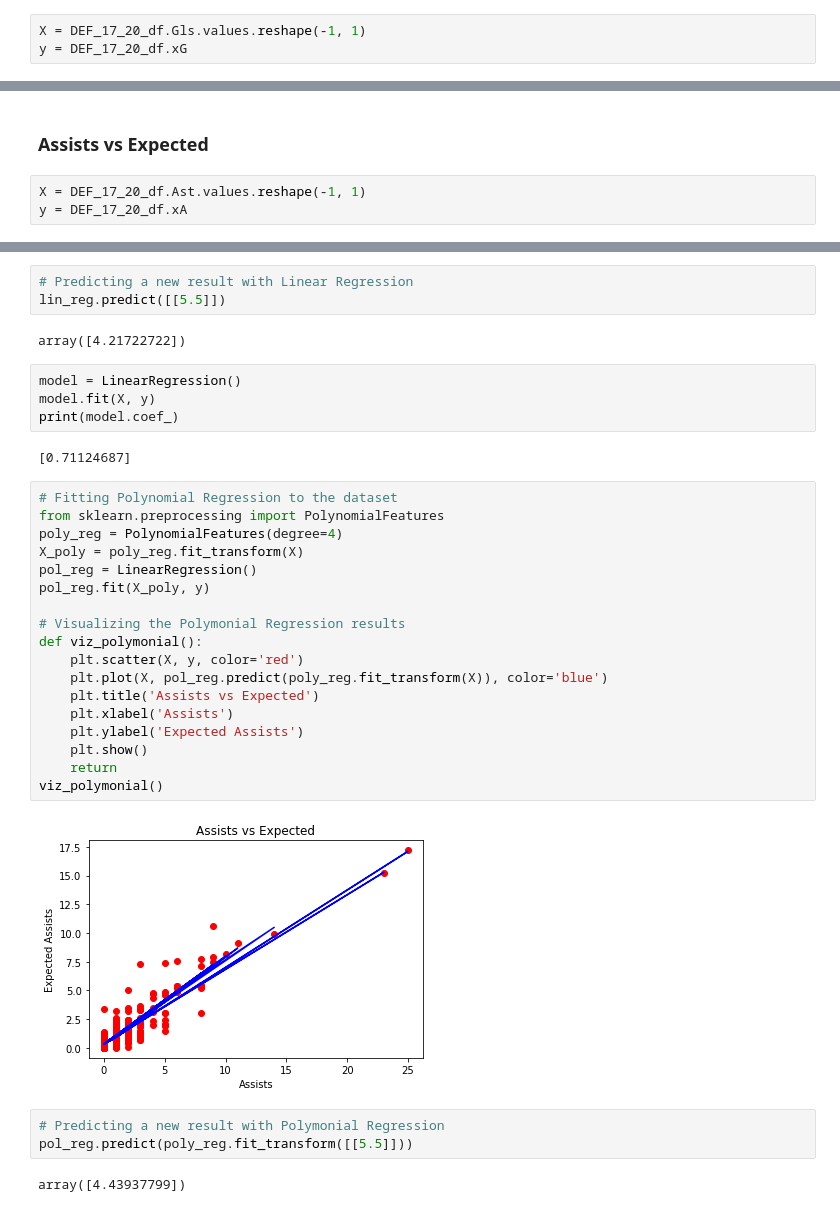
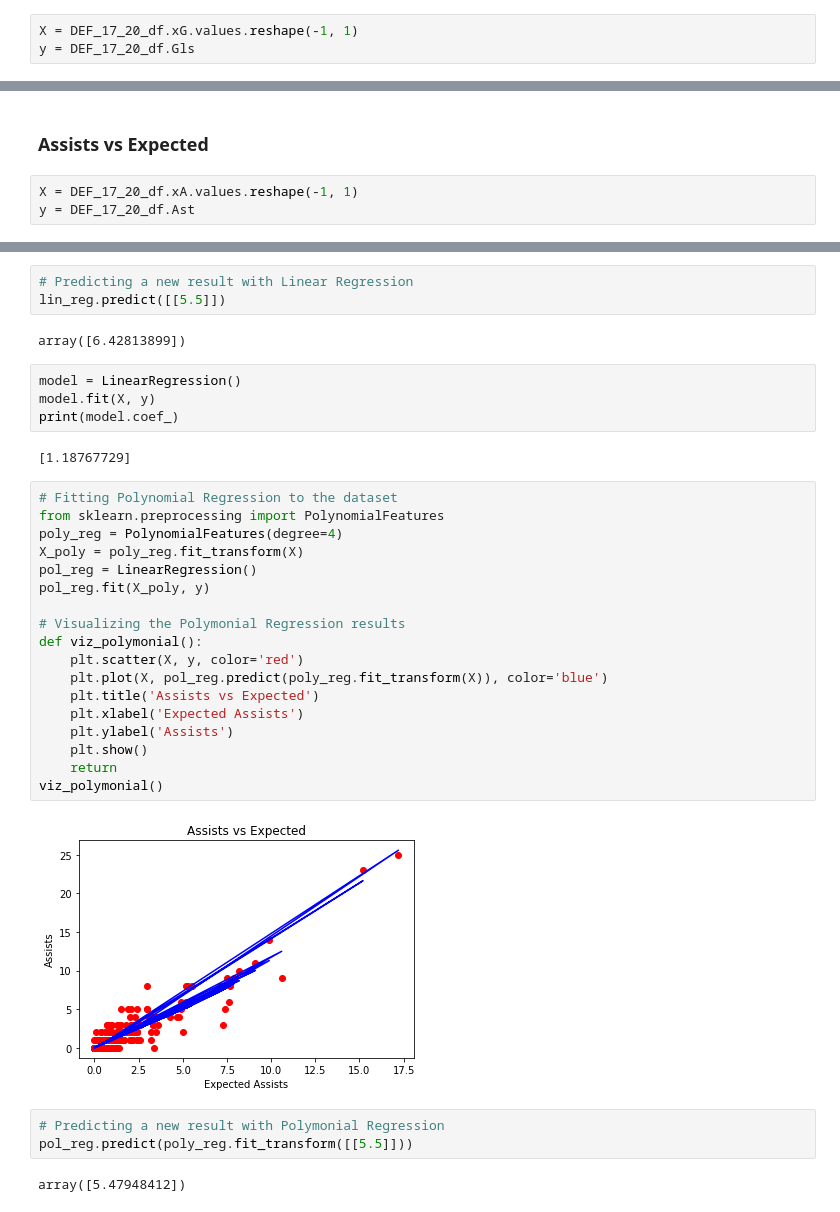
Before and after one commit to jbtrahin/soccer_masters, a Jupyter notebook: Defenders_Regression_Models.ipynb, the cells around one changed output, grey strips where cells are left out. Saved outputs shown, nothing was run; the diff lists cells and outputs as text.

```diff
--- a/Defenders_Regression_Models.ipynb
+++ b/Defenders_Regression_Models.ipynb
@@ -16,8 +16,8 @@ DEF_17_20_df.head()
 # %% [markdown]
 ### Goals vs Expected
 # %%
-X = DEF_17_20_df.Gls.values.reshape(-1, 1)
-y = DEF_17_20_df.xG
+X = DEF_17_20_df.xG.values.reshape(-1, 1)
+y = DEF_17_20_df.Gls
 # %%
 # Fitting Linear Regression to the dataset
 lin_reg = LinearRegression()
@@ -74,8 +74,8 @@ array([4.55321766])
 # %% [markdown]
 ### Assists vs Expected
 # %%
-X = DEF_17_20_df.Ast.values.reshape(-1, 1)
-y = DEF_17_20_df.xA
+X = DEF_17_20_df.xA.values.reshape(-1, 1)
+y = DEF_17_20_df.Ast
 # %%
 # Fitting Linear Regression to the dataset
 lin_reg = LinearRegression()
@@ -97,35 +97,35 @@ viz_linear()
 # Predicting a new result with Linear Regression
 lin_reg.predict([[5.5]])
 # %% [output]
-array([4.21722722])
+array([6.42813899])
 # %%
 model = LinearRegression()
 model.fit(X, y)
 print(model.coef_)
 # %% [output]
-[0.71124687]
+[1.18767729]
 # %%
 # Fitting Polynomial Regression to the dataset
 from sklearn.preprocessing import PolynomialFeatures
 poly_reg = PolynomialFeatures(degree=4)
 X_poly = poly_reg.fit_transform(X)
 pol_reg = LinearRegression()
 pol_reg.fit(X_poly, y)
 
 # Visualizing the Polymonial Regression results
 def viz_polymonial():
     plt.scatter(X, y, color='red')
     plt.plot(X, pol_reg.predict(poly_reg.fit_transform(X)), color='blue')
     plt.title('Assists vs Expected')
-    plt.xlabel('Assists')
-    plt.ylabel('Expected Assists')
+    plt.xlabel('Expected Assists')
+    plt.ylabel('Assists')
     plt.show()
     return
 viz_polymonial()
 # %% [output]
-[figure, old version]
+[figure, new version]
 # %%
 # Predicting a new result with Polymonial Regression
 pol_reg.predict(poly_reg.fit_transform([[5.5]]))
 # %% [output]
-array([4.43937799])
+array([5.47948412])
```
Also changed, not shown: parts of 6 cells of this notebook.
